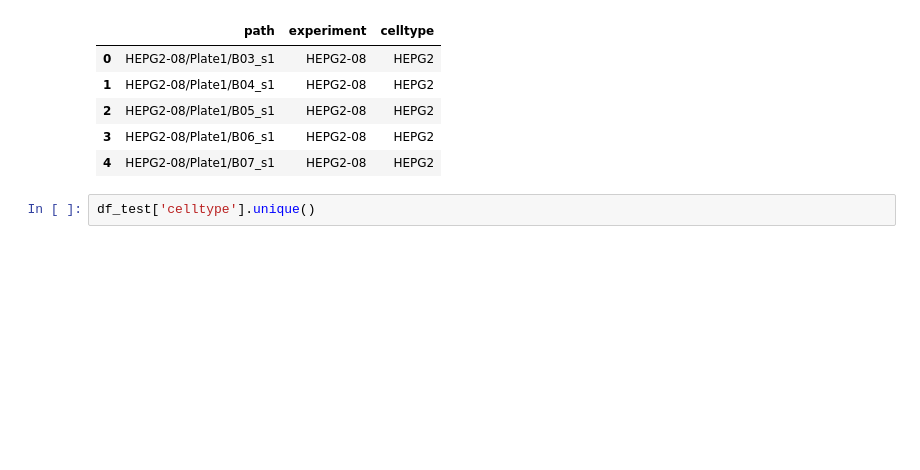
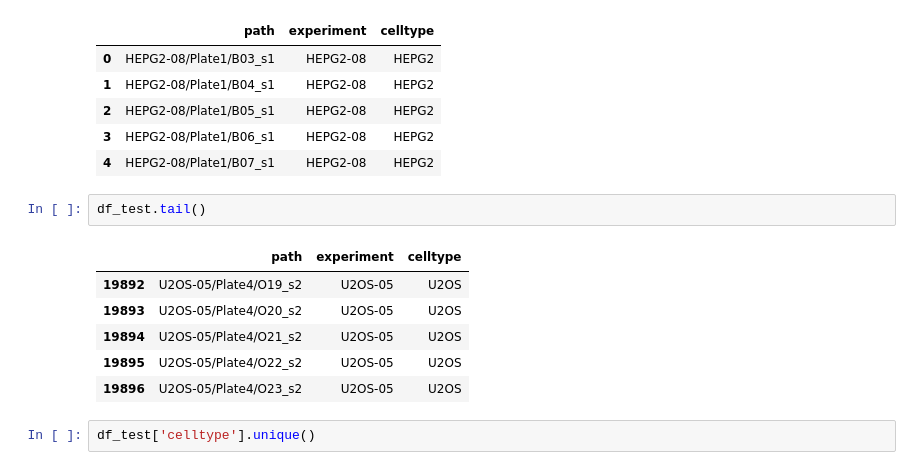
Before and after one commit to MicPie/recursion-cellular-image-classification, a Jupyter notebook: rcic_v10_train_test_dataset_valid-split_prep.ipynb, the cells around one changed output. Drawn from its saved outputs; the diff is of its cells as text; blank space fills up the shorter version.

```diff
--- a/rcic_v10_train_test_dataset_valid-split_prep.ipynb
+++ b/rcic_v10_train_test_dataset_valid-split_prep.ipynb
@@ -1123,6 +1118,15 @@ df_test.head()
 | 2 | HEPG2-08/Plate1/B05_s1 | HEPG2-08 | HEPG2 |
 | 3 | HEPG2-08/Plate1/B06_s1 | HEPG2-08 | HEPG2 |
 | 4 | HEPG2-08/Plate1/B07_s1 | HEPG2-08 | HEPG2 |
+# %%
+df_test.tail()
+# %% [output]
+|  | path | experiment | celltype |
+| 19892 | U2OS-05/Plate4/O19_s2 | U2OS-05 | U2OS |
+| 19893 | U2OS-05/Plate4/O20_s2 | U2OS-05 | U2OS |
+| 19894 | U2OS-05/Plate4/O21_s2 | U2OS-05 | U2OS |
+| 19895 | U2OS-05/Plate4/O22_s2 | U2OS-05 | U2OS |
+| 19896 | U2OS-05/Plate4/O23_s2 | U2OS-05 | U2OS |
 # %%
 df_test['celltype'].unique()
 # %% [output]
```
Also changed, not shown: parts of 2 cells of this notebook, 10 other files.
